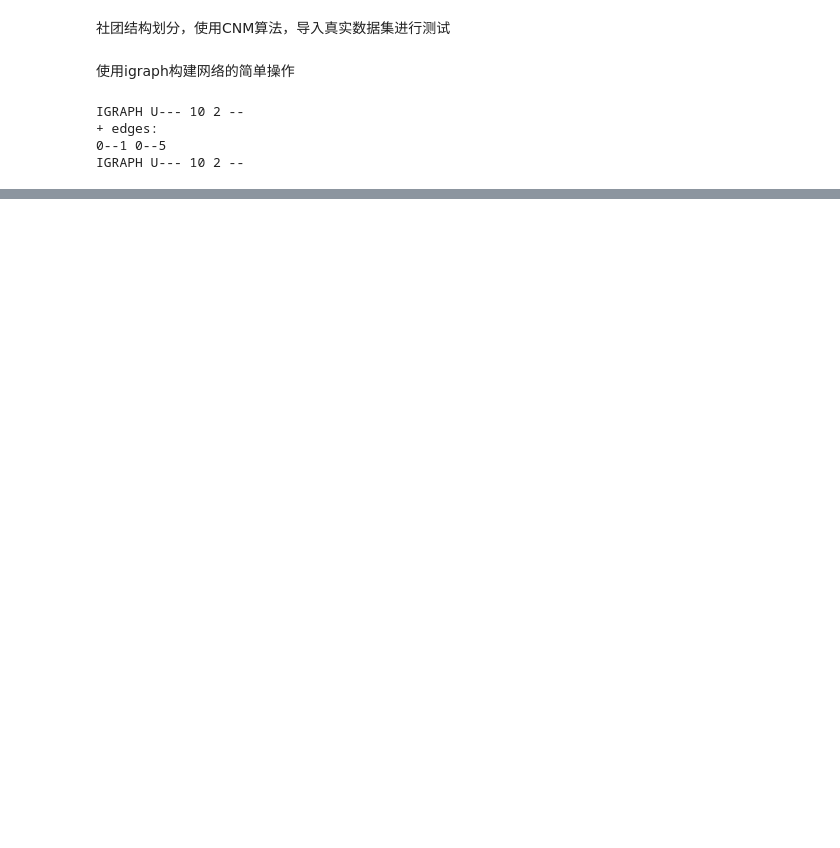
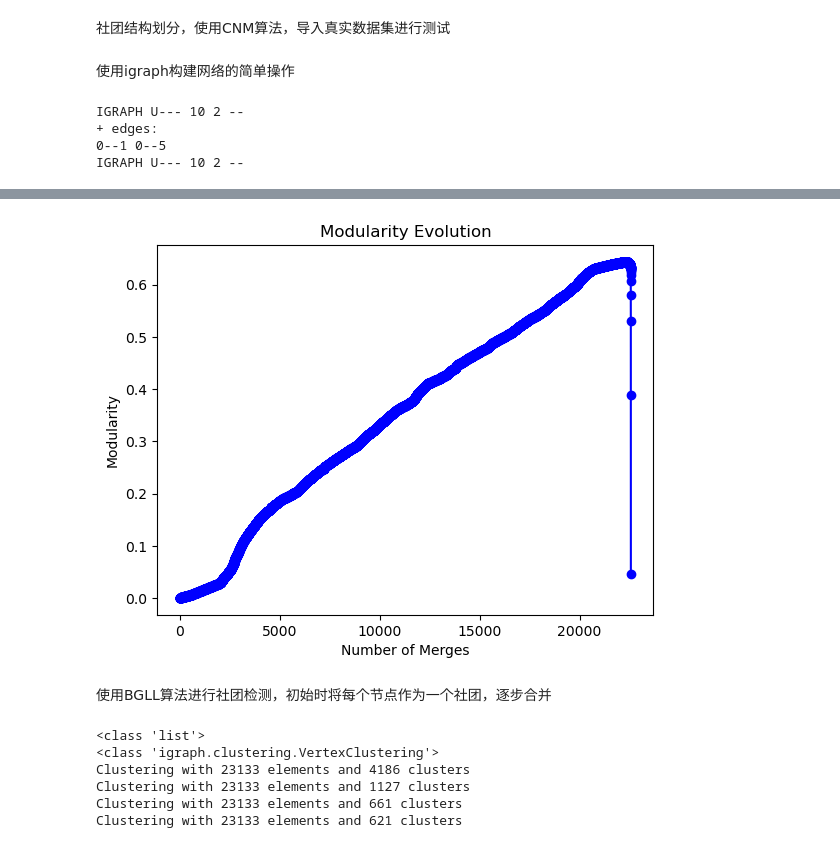
Before and after one commit to dzcaprime/Network, a Jupyter notebook: community.ipynb, the cells around one changed output, grey strips where cells are left out. Saved outputs shown, nothing was run; the diff lists cells and outputs as text; code cells hidden in the pictures; blank space fills up the shorter version.

Commit message:
BGLL

```diff
--- a/community.ipynb
+++ b/community.ipynb
@@ -75,0 +86,32 @@ plt.show()
+# %%
+node_nums=G.vcount()
+# Get the maximum number of merges available
+max_merges = len(result.merges)
+merges=range(1,max_merges+1)
+modularity = []
+for merge in merges:
+    clusters=result.as_clustering(node_nums-merge)
+    modularity.append(clusters.modularity)
+plt.plot(merges,modularity,marker='o',linestyle='-',color='b')
+plt.xlabel('Number of Merges')
+plt.ylabel('Modularity')
+plt.title('Modularity Evolution')
+plt.show()
+# %% [output]
+[figure, added]
+# %% [markdown]
+使用BGLL算法进行社团检测，初始时将每个节点作为一个社团，逐步合并
+# %%
+BGLL=G.community_multilevel(return_levels=True)
+print(type(BGLL))
+print(type(BGLL[0]))
+BGLL_len=len(BGLL)
+for i in range(BGLL_len):
+    print(BGLL[i].summary())
+# %% [output]
+<class 'list'>
+<class 'igraph.clustering.VertexClustering'>
+Clustering with 23133 elements and 4186 clusters
+Clustering with 23133 elements and 1127 clusters
+Clustering with 23133 elements and 661 clusters
+Clustering with 23133 elements and 621 clusters
```
Also changed, not shown: parts of 9 cells of this notebook.
